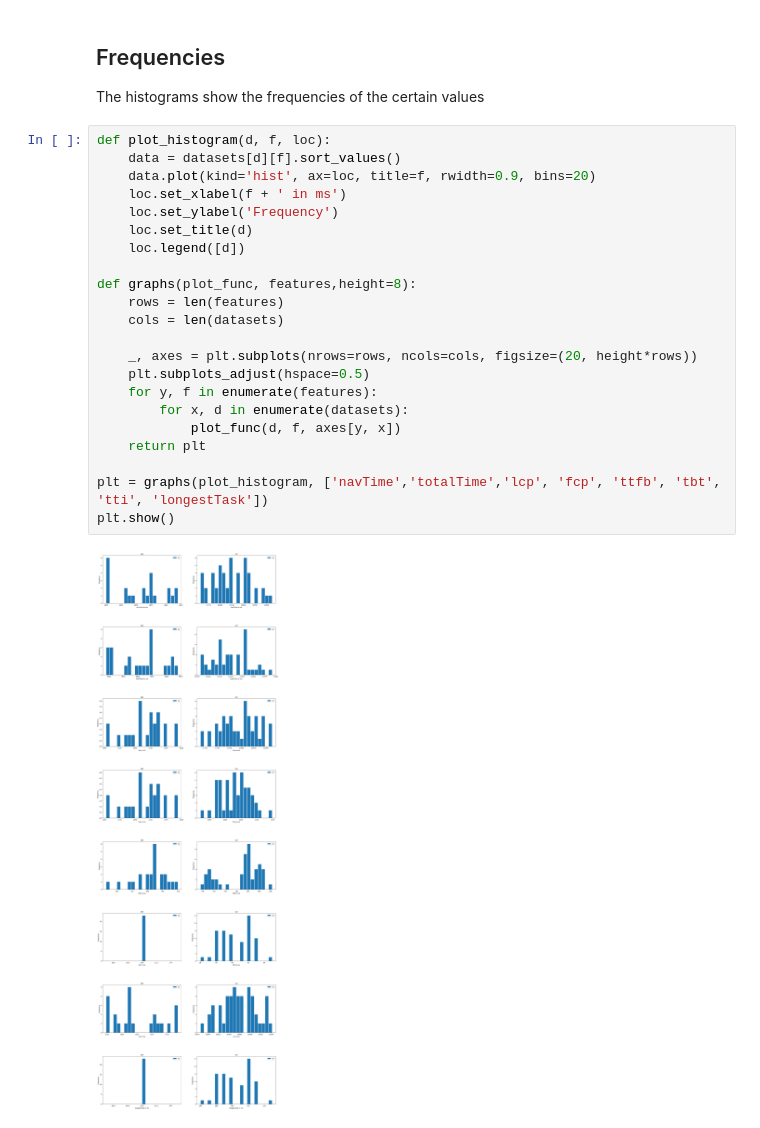
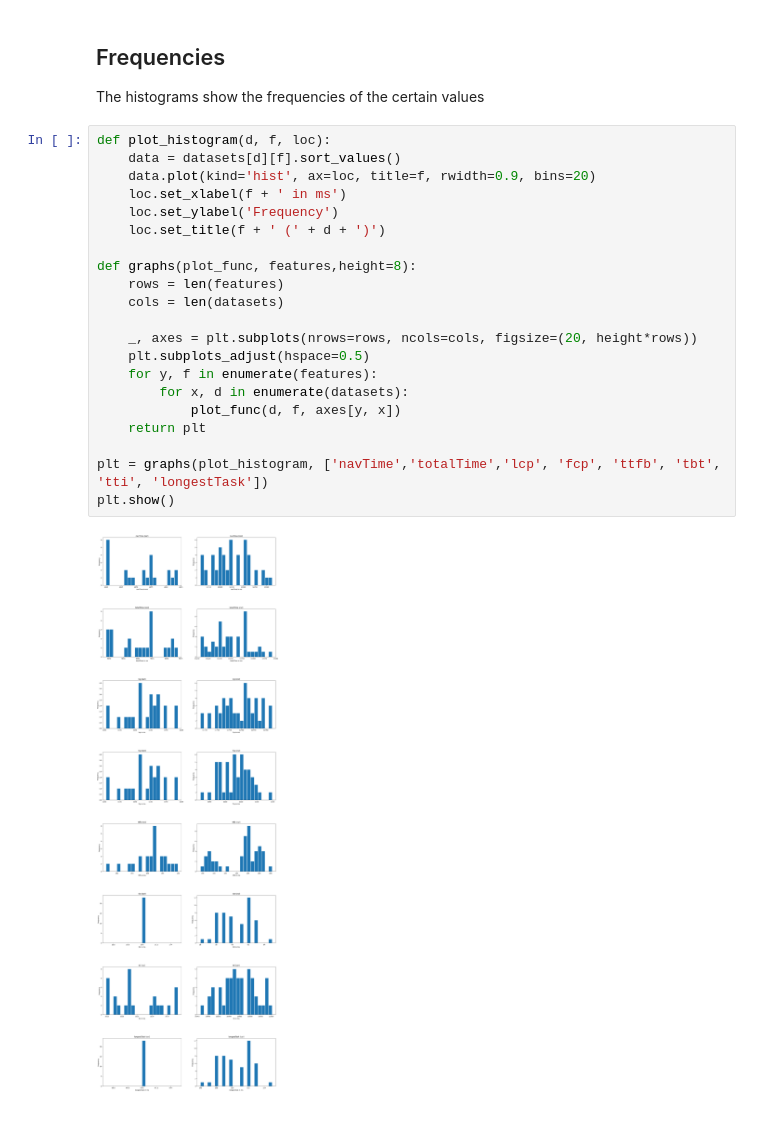
Before and after one commit to Aukevanoost/migrating-stateful-monoliths-to-microfrontends, a Jupyter notebook: analytics/notebooks/throttled.ipynb, the cells around one changed output. Cells and saved outputs as stored; diff of their text form.

Commit message:
(analytics) fixed chart titles

```diff
--- a/analytics/notebooks/throttled.ipynb
+++ b/analytics/notebooks/throttled.ipynb
@@ -296,24 +296,23 @@ The histograms show the frequencies of the certain values
 # %%
 def plot_histogram(d, f, loc):
     data = datasets[d][f].sort_values()
     data.plot(kind='hist', ax=loc, title=f, rwidth=0.9, bins=20)
     loc.set_xlabel(f + ' in ms')
     loc.set_ylabel('Frequency')
-    loc.set_title(d)
-    loc.legend([d])
+    loc.set_title(f + ' (' + d + ')')
 
 def graphs(plot_func, features,height=8):
     rows = len(features)
     cols = len(datasets)
 
     _, axes = plt.subplots(nrows=rows, ncols=cols, figsize=(20, height*rows))
     plt.subplots_adjust(hspace=0.5)
     for y, f in enumerate(features):
         for x, d in enumerate(datasets):
             plot_func(d, f, axes[y, x])
     return plt
 
 plt = graphs(plot_histogram, ['navTime','totalTime','lcp', 'fcp', 'ttfb', 'tbt', 'tti', 'longestTask'])
 plt.show()
 # %% [output]
-[figure, old version]
+[figure, new version]
```
Also changed, not shown: parts of 2 cells of this notebook, 2 other files.
